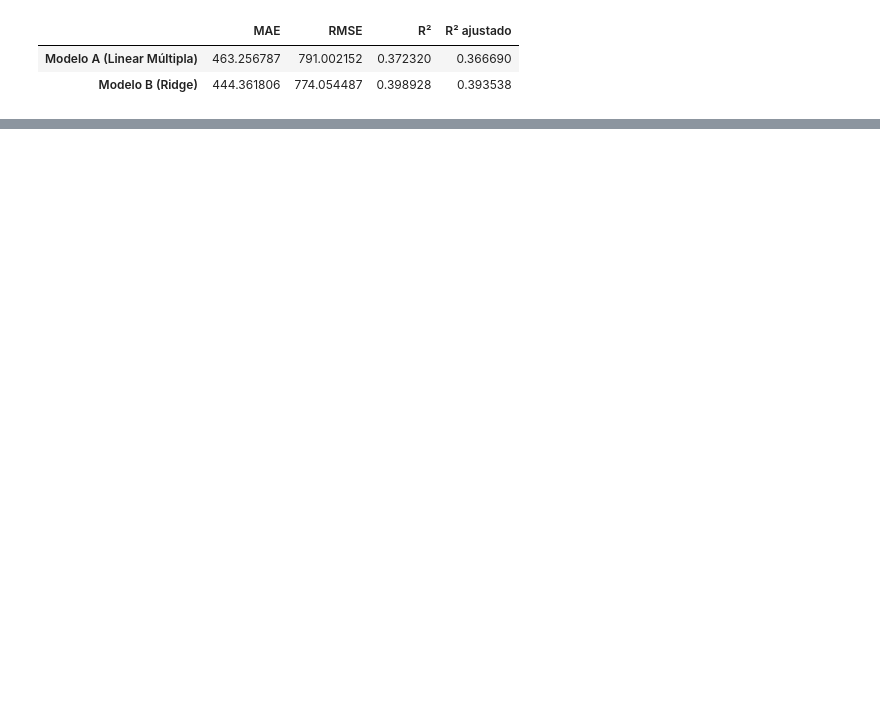
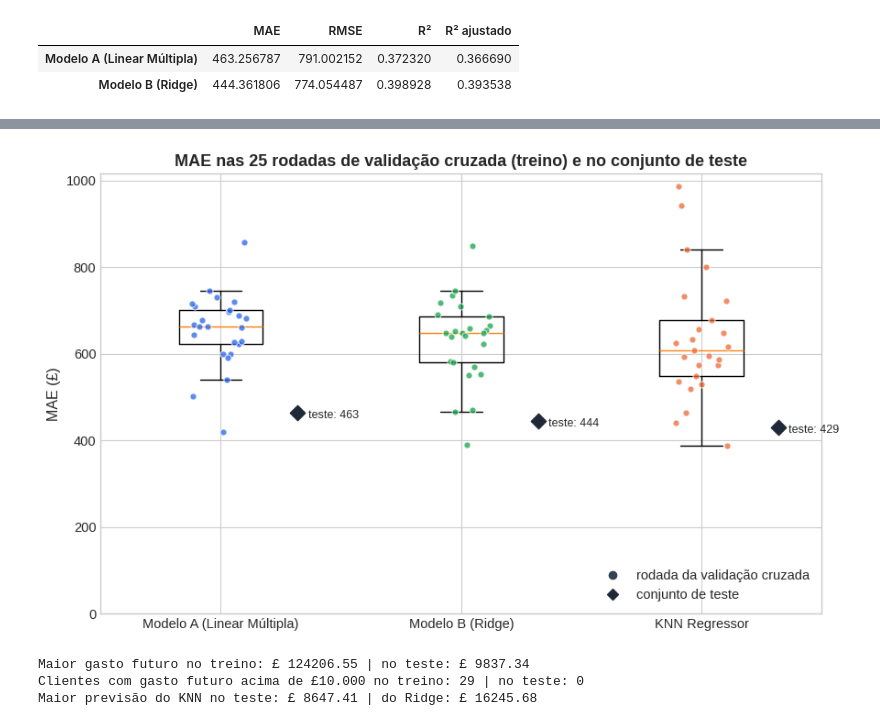
Before and after one commit to thiagodallo/machine-learning-online-retail, a Jupyter notebook: Projeto_Final_ML.ipynb, the cells around one changed output, grey strips where cells are left out. Cells and saved outputs as stored; diff of their text form; code cells hidden in the pictures; blank space fills up the shorter version.

```diff
--- a/Projeto_Final_ML.ipynb
+++ b/Projeto_Final_ML.ipynb
@@ -350,0 +450,20 @@ plt.show()
+# %%
+cv_repetida = RepeatedKFold(n_splits=5, n_repeats=5, random_state=RANDOM_STATE)
+kf_interno = KFold(n_splits=5, shuffle=True, random_state=RANDOM_STATE)
+modelos_regressao = {
+    'Modelo A (Linear Múltipla)': Pipeline([('escala', StandardScaler()), ('linear', LinearRegression())]),
+    'Modelo B (Ridge)': GridSearchCV(pipe_ridge, {'ridge__alpha': param_grid['alpha']}, cv=kf_interno,
+                                     scoring='neg_mean_absolute_error'),
+    'KNN Regressor': GridSearchCV(pipe_knn_reg, grade_knn, cv=kf_interno, scoring='neg_mean_absolute_error'),
+}
+metricas_cv = {'MAE': 'neg_mean_absolute_error', 'RMSE': 'neg_root_mean_squared_error', 'R2': 'r2'}
+
+mae_por_rodada, linhas = {}, []
+for nome, estimador in modelos_regressao.items():
+    r = cross_validate(estimador, X_train, y_train, cv=cv_repetida, scoring=metricas_cv, n_jobs=-1)
+    mae_por_rodada[nome] = -r['test_MAE']
+    linhas.append({'Modelo': nome,
+                   'MAE médio (CV)': -r['test_MAE'].mean(), 'MAE desvio (CV)': r['test_MAE'].std(),
+                   'RMSE médio (CV)': -r['test_RMSE'].mean(), 'R² médio (CV)': r['test_R2'].mean(),
+                   'R² desvio (CV)': r['test_R2'].std()})
+pd.DataFrame(linhas).set_index('Modelo').round(3)
@@ -350,0 +476,36 @@ plt.show()
+# %%
+mae_teste = {'Modelo A (Linear Múltipla)': mean_absolute_error(y_test, pred_a),
+             'Modelo B (Ridge)': mean_absolute_error(y_test, pred_b),
+             'KNN Regressor': mean_absolute_error(y_test, pred_knn_reg)}
+cores = [COR_A, COR_B, COR_KNN]
+rng = np.random.default_rng(0)
+
+fig, ax = plt.subplots(figsize=(9, 5.5))
+for i, (nome, cor) in enumerate(zip(mae_por_rodada, cores)):
+    folds = mae_por_rodada[nome]
+    ax.boxplot(folds, positions=[i], widths=0.35, showfliers=False)
+    ax.scatter(i + rng.uniform(-0.12, 0.12, len(folds)), folds, s=26, color=cor, alpha=0.75,
+               edgecolor='white', linewidth=0.8, zorder=3)
+    ax.scatter([i + 0.32], [mae_teste[nome]], marker='D', s=70, color=TINTA, zorder=4)
+    ax.annotate(f"teste: {mae_teste[nome]:.0f}", (i + 0.32, mae_teste[nome]), xytext=(8, -4),
+                textcoords='offset points', fontsize=9)
+ax.set_xticks(range(3))
+ax.set_xticklabels(list(mae_por_rodada))
+ax.set_ylim(bottom=0)
+ax.set_ylabel('MAE (£)')
+ax.set_title('MAE nas 25 rodadas de validação cruzada (treino) e no conjunto de teste')
+ax.legend(handles=[Line2D([], [], marker='o', linestyle='', color=COR_NEUTRA, label='rodada da validação cruzada'),
+                   Line2D([], [], marker='D', linestyle='', color=TINTA, label='conjunto de teste')],
+          loc='lower right')
+plt.tight_layout()
+plt.show()
+# %% [output]
+[figure, added]
+# %%
+print("Maior gasto futuro no treino: £", round(y_train.max(), 2), "| no teste: £", round(y_test.max(), 2))
+print("Clientes com gasto futuro acima de £10.000 no treino:", (y_train > 10000).sum(), "| no teste:", (y_test > 10000).sum())
+print("Maior previsão do KNN no teste: £", round(pred_knn_reg.max(), 2), "| do Ridge: £", round(pred_b.max(), 2))
+# %% [output]
+Maior gasto futuro no treino: £ 124206.55 | no teste: £ 9837.34
+Clientes com gasto futuro acima de £10.000 no treino: 29 | no teste: 0
+Maior previsão do KNN no teste: £ 8647.41 | do Ridge: £ 16245.68
```
Also changed, not shown: parts of 47 cells of this notebook, 14 other files.
